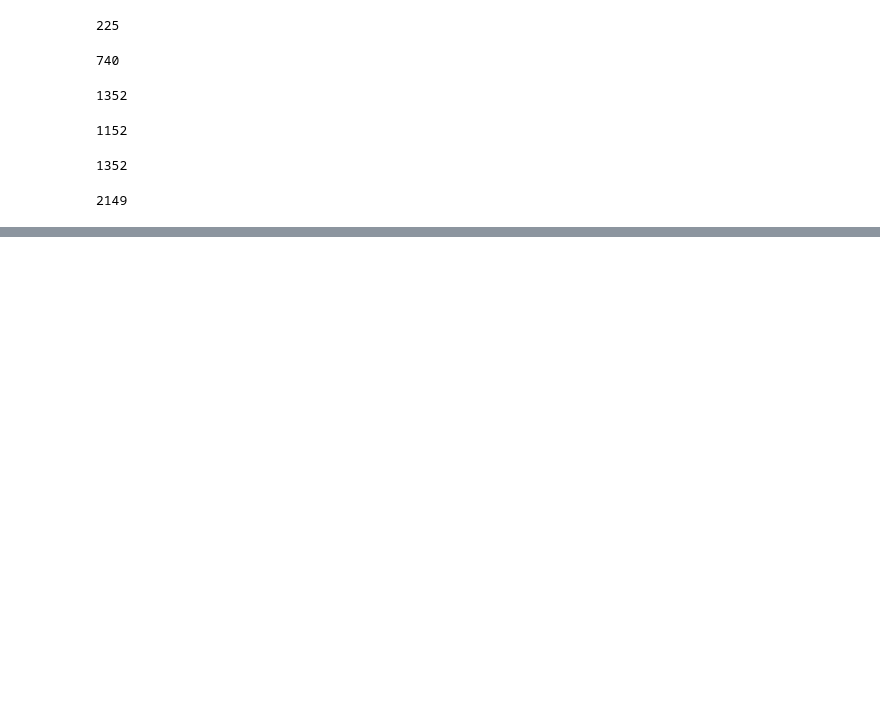
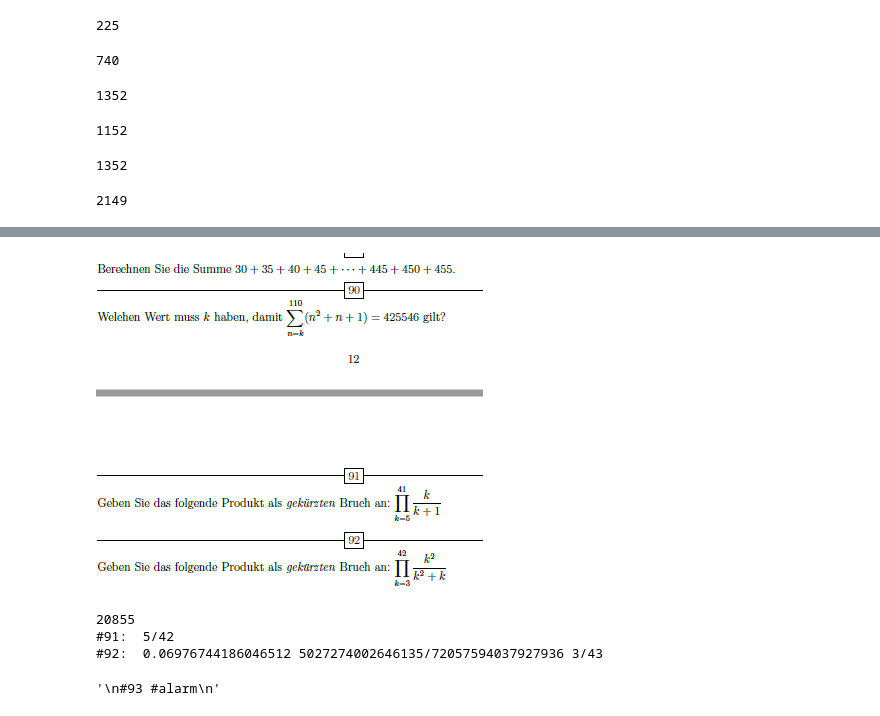
Before and after one commit to ColePfeiffer/Mathe1, a Jupyter notebook: Tim/aktuell/Aufgabensammlung_2019.ipynb, the cells around one changed output, grey strips where cells are left out. Cells and saved outputs as stored; diff of their text form; code cells hidden in the pictures; blank space fills up the shorter version.

```diff
--- a/Tim/aktuell/Aufgabensammlung_2019.ipynb
+++ b/Tim/aktuell/Aufgabensammlung_2019.ipynb
@@ -1713,0 +1777,49 @@ len(A)
+# %%
+from IPython.display import Image
+image = "https://i.imgur.com/TZ99ifE.png"
+Image(image)
+# %% [output]
+[figure, added]
+# %%
+'''
+#89
+Berechnen Sie die folgende Summe:
+'''
+
+from fractions import Fraction
+
+sum = 0
+for k in range(30,456,5):
+    sum = sum+k
+
+print(sum)
+
+#90 #ALARM keine ahnung...
+sum = 425546
+
+#91 #ALARM nicht sicher...
+produkt = 1
+
+for k in range(5,42):
+    produkt = produkt * (k / (k+1))
+
+print("#91: ", Fraction(produkt).limit_denominator())
+
+#92
+
+produkt = 1
+
+for k in range(3,43):
+    produkt = produkt * (k**2 / (k**2 + k))
+
+print("#92: ", produkt, Fraction(produkt), Fraction(produkt).limit_denominator())
+# %% [output]
+20855
+#91:  5/42
+#92:  0.06976744186046512 5027274002646135/72057594037927936 3/43
+# %%
+'''
+#93 #alarm
+'''
+# %% [output]
+'\n#93 #alarm\n'
```
Also changed, not shown: parts of 3 cells of this notebook, 5 other files.
